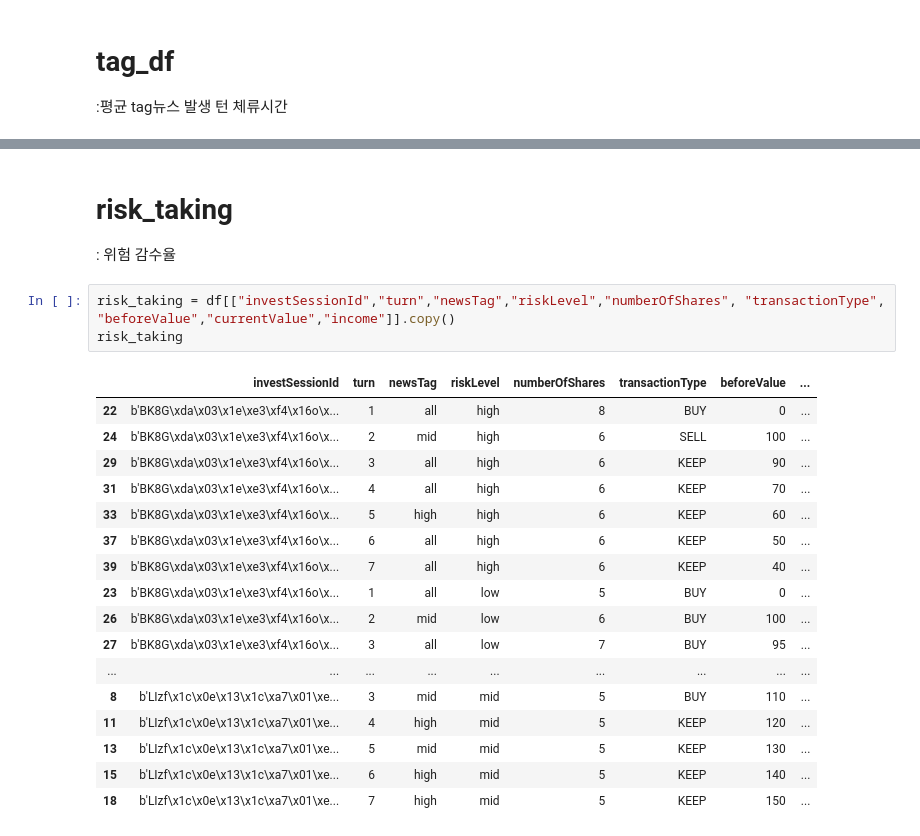
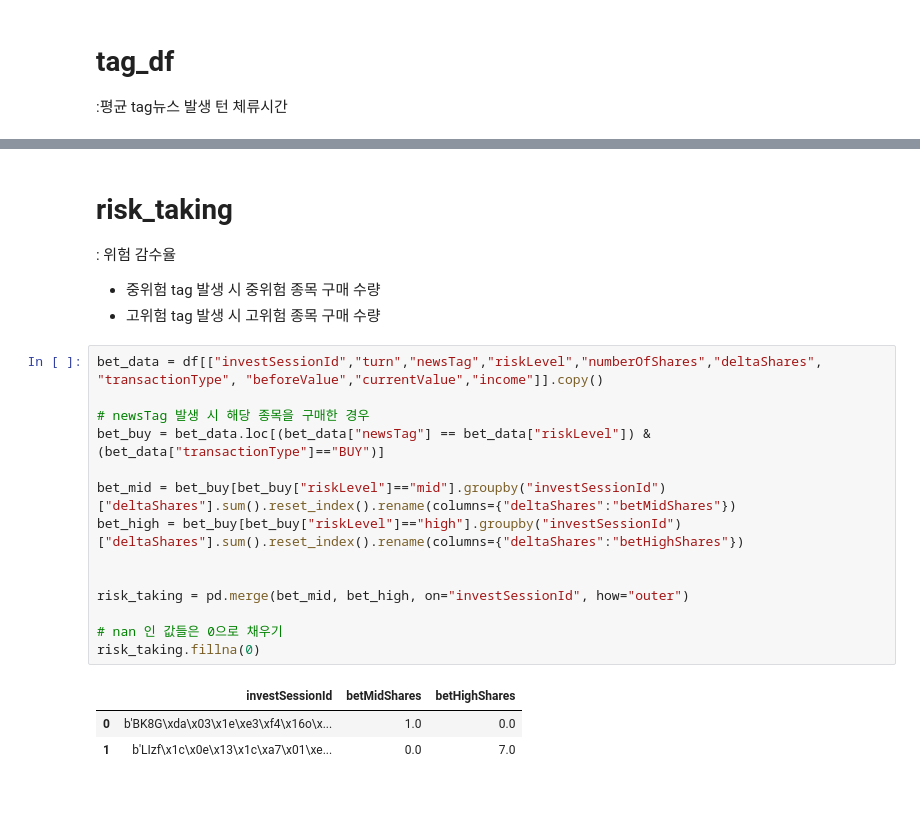
Before and after one commit to team-popo-world/ml-history-analysis, a Jupyter notebook: mongodb.ipynb, the cells around one changed output, grey strips where cells are left out. Cells and saved outputs as stored; diff of their text form; blank space fills up the shorter version.

Commit message:
Data Preprocessing version Fin. : buy/sell_ratio, tag trun mean duration time, risk taking ratio, bet win (sell/buy) ratio - "risk taking ratio" is fixed => mid/high betting shares

```diff
--- a/mongodb.ipynb
+++ b/mongodb.ipynb
@@ -348,24 +325,23 @@ tag_df
 # %% [markdown]
 # risk_taking
 : 위험 감수율
+- 중위험 tag 발생 시 중위험 종목 구매 수량
+- 고위험 tag 발생 시 고위험 종목 구매 수량
 # %%
-risk_taking = df[["investSessionId","turn","newsTag","riskLevel","numberOfShares", "transactionType", "beforeValue","currentValue","income"]].copy()
-risk_taking
+bet_data = df[["investSessionId","turn","newsTag","riskLevel","numberOfShares","deltaShares", "transactionType", "beforeValue","currentValue","income"]].copy()
+
+# newsTag 발생 시 해당 종목을 구매한 경우
+bet_buy = bet_data.loc[(bet_data["newsTag"] == bet_data["riskLevel"]) & (bet_data["transactionType"]=="BUY")]
+
+bet_mid = bet_buy[bet_buy["riskLevel"]=="mid"].groupby("investSessionId")["deltaShares"].sum().reset_index().rename(columns={"deltaShares":"betMidShares"})
+bet_high = bet_buy[bet_buy["riskLevel"]=="high"].groupby("investSessionId")["deltaShares"].sum().reset_index().rename(columns={"deltaShares":"betHighShares"})
+
+
+risk_taking = pd.merge(bet_mid, bet_high, on="investSessionId", how="outer")
+
+# nan 인 값들은 0으로 채우기
+risk_taking.fillna(0)
 # %% [output]
-|  | investSessionId | turn | newsTag | riskLevel | numberOfShares | transactionType | beforeValue | ... |
-| 22 | b'BK8G\xda\x03\x1e\xe3\xf4\x16o\x... | 1 | all | high | 8 | BUY | 0 | ... |
-| 24 | b'BK8G\xda\x03\x1e\xe3\xf4\x16o\x... | 2 | mid | high | 6 | SELL | 100 | ... |
-| 29 | b'BK8G\xda\x03\x1e\xe3\xf4\x16o\x... | 3 | all | high | 6 | KEEP | 90 | ... |
-| 31 | b'BK8G\xda\x03\x1e\xe3\xf4\x16o\x... | 4 | all | high | 6 | KEEP | 70 | ... |
-| 33 | b'BK8G\xda\x03\x1e\xe3\xf4\x16o\x... | 5 | high | high | 6 | KEEP | 60 | ... |
-| 37 | b'BK8G\xda\x03\x1e\xe3\xf4\x16o\x... | 6 | all | high | 6 | KEEP | 50 | ... |
-| 39 | b'BK8G\xda\x03\x1e\xe3\xf4\x16o\x... | 7 | all | high | 6 | KEEP | 40 | ... |
-| 23 | b'BK8G\xda\x03\x1e\xe3\xf4\x16o\x... | 1 | all | low | 5 | BUY | 0 | ... |
-| 26 | b'BK8G\xda\x03\x1e\xe3\xf4\x16o\x... | 2 | mid | low | 6 | BUY | 100 | ... |
-| 27 | b'BK8G\xda\x03\x1e\xe3\xf4\x16o\x... | 3 | all | low | 7 | BUY | 95 | ... |
-| ... | ... | ... | ... | ... | ... | ... | ... | ... |
-| 8 | b'LIzf\x1c\x0e\x13\x1c\xa7\x01\xe... | 3 | mid | mid | 5 | BUY | 110 | ... |
-| 11 | b'LIzf\x1c\x0e\x13\x1c\xa7\x01\xe... | 4 | high | mid | 5 | KEEP | 120 | ... |
-| 13 | b'LIzf\x1c\x0e\x13\x1c\xa7\x01\xe... | 5 | mid | mid | 5 | KEEP | 130 | ... |
-| 15 | b'LIzf\x1c\x0e\x13\x1c\xa7\x01\xe... | 6 | high | mid | 5 | KEEP | 140 | ... |
-| 18 | b'LIzf\x1c\x0e\x13\x1c\xa7\x01\xe... | 7 | high | mid | 5 | KEEP | 150 | ... |
+|  | investSessionId | betMidShares | betHighShares |
+| 0 | b'BK8G\xda\x03\x1e\xe3\xf4\x16o\x... | 1.0 | 0.0 |
+| 1 | b'LIzf\x1c\x0e\x13\x1c\xa7\x01\xe... | 0.0 | 7.0 |
```
Also changed, not shown: parts of 11 cells of this notebook.
